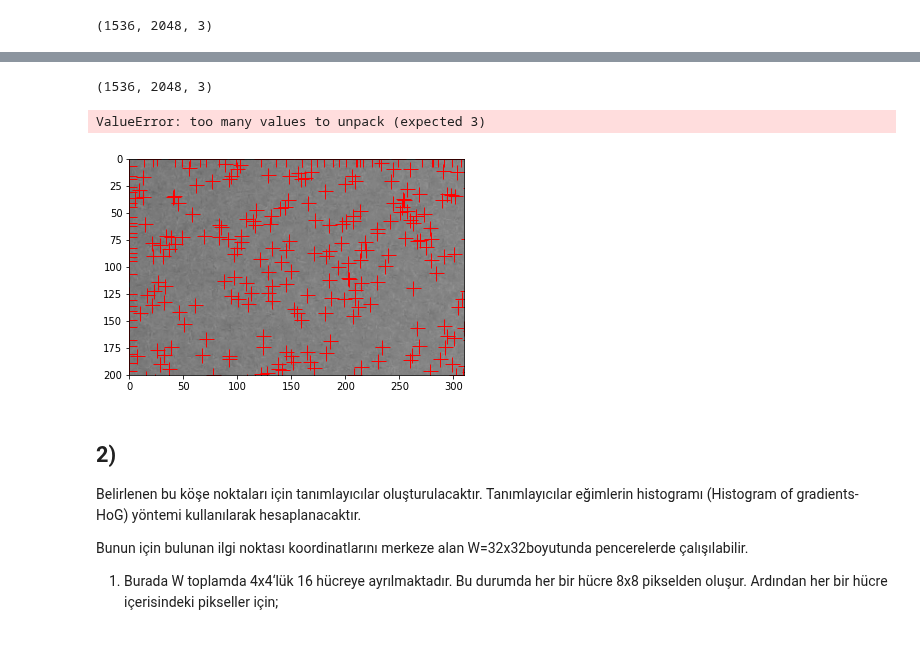
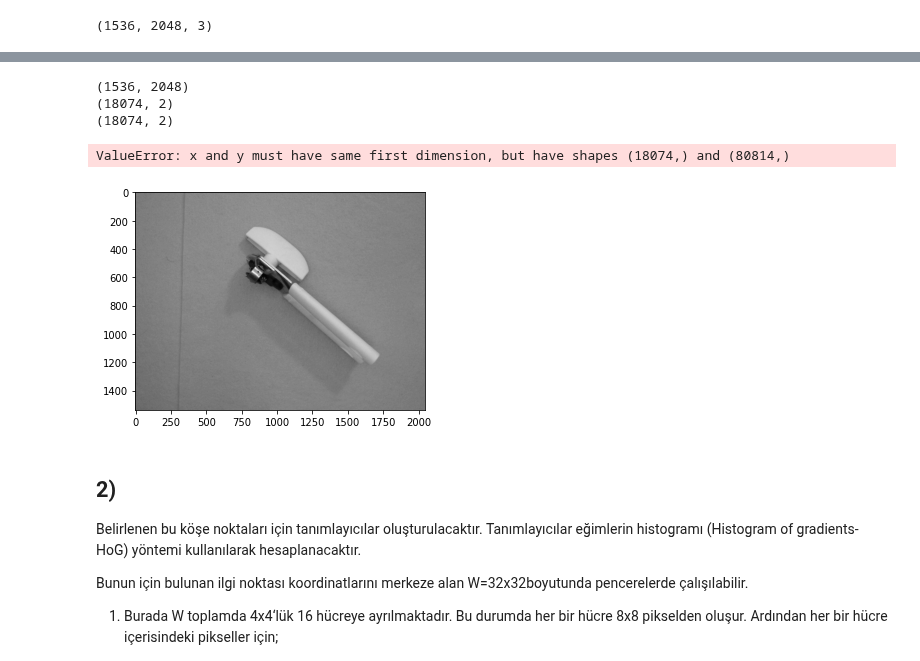
Before and after one commit to melihozaydin/MSc_Projects, a Jupyter notebook: BM5113 - Bilgisayarla Görme/hw2/ödev.ipynb, the cells around one changed output, grey strips where cells are left out. Drawn from its saved outputs; the diff is of its cells as text; code cells hidden in the pictures.

```diff
--- a/BM5113 - Bilgisayarla Görme/hw2/ödev.ipynb
+++ b/BM5113 - Bilgisayarla Görme/hw2/ödev.ipynb
@@ -36,29 +42,35 @@ imread(img_path).shape
 # https://scikit-image.org/docs/dev/auto_examples/features_detection/plot_corner.html
 from skimage.feature import corner_harris, corner_subpix,  corner_peaks
 from skimage.io import imread
+import numpy as np
 
 for img_path in trainX:
-    img = imread(img_path)
+    img = imread(img_path, as_gray=True)
+    np.asarray(img, dtype=np.float64)
     print(img.shape)
-    coords = corner_peaks(corner_harris(img, k=0.05, eps=1e-06, sigma=1.0))
-    coords_subpix = corner_subpix(img, coords, window_size=7)
-    print(coords_subpix)
+
+    corners = corner_peaks(corner_harris(img, k=0.05), min_distance=5)
+    print(corners.shape)
+
+    corners_subpix = corner_subpix(img, corners, window_size=7)
+    print(corners_subpix.shape)
     break
 # %% [output]
-(1536, 2048, 3)
+(1536, 2048)
+(18074, 2)
+(18074, 2)
-ValueError: too many values to unpack (expected 3)
 # %%
 import matplotlib.pyplot as plt
 
 fig, ax = plt.subplots()
 ax.imshow(img, cmap=plt.cm.gray)
-# ax.plot(coords[:, 1], coords[:, 0], color='cyan', marker='o', linestyle='None', ma
-# rkersize=6)
-ax.plot(coords_subpix[:, 1], coords_subpix[:, 0], '+r', markersize=15)
+ax.plot(corners[:, 1], corners[:, 0], color='cyan', marker='x', linestyle='None', markersize=1)
+ax.plot(coords_subpix[:, 1], coords_subpix[:, 0], '+r', markersize=1)
 ax.axis((0, 310, 200, 0))
 plt.show()
 # %% [output]
+ValueError: x and y must have same first dimension, but have shapes (18074,) and (80814,)
-[figure, old version]
+[figure, new version]
 # %% [markdown]
 ## 2)
 Belirlenen bu köşe noktaları için  tanımlayıcılar  oluşturulacaktır.
```
Also changed, not shown: parts of 2 cells of this notebook, 3 other files.
